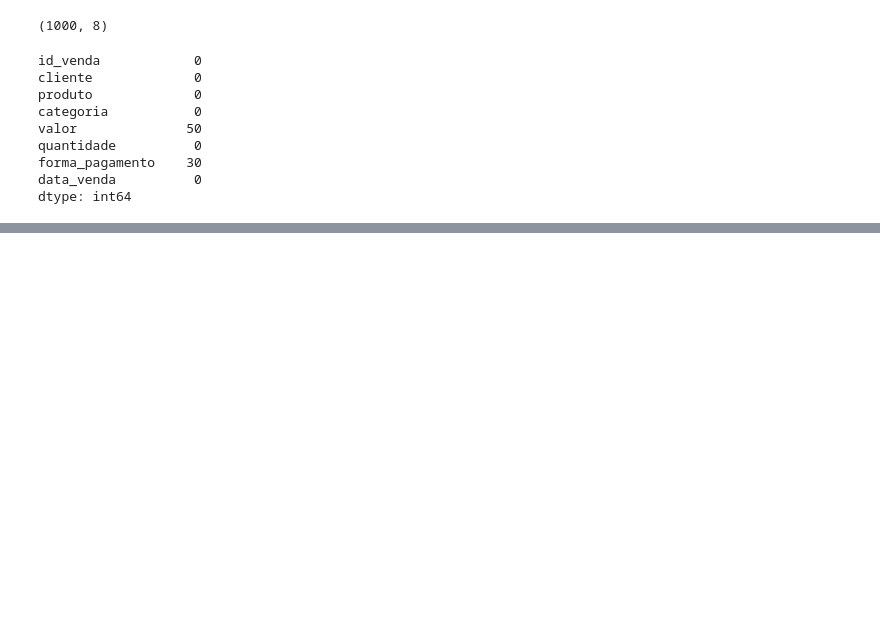
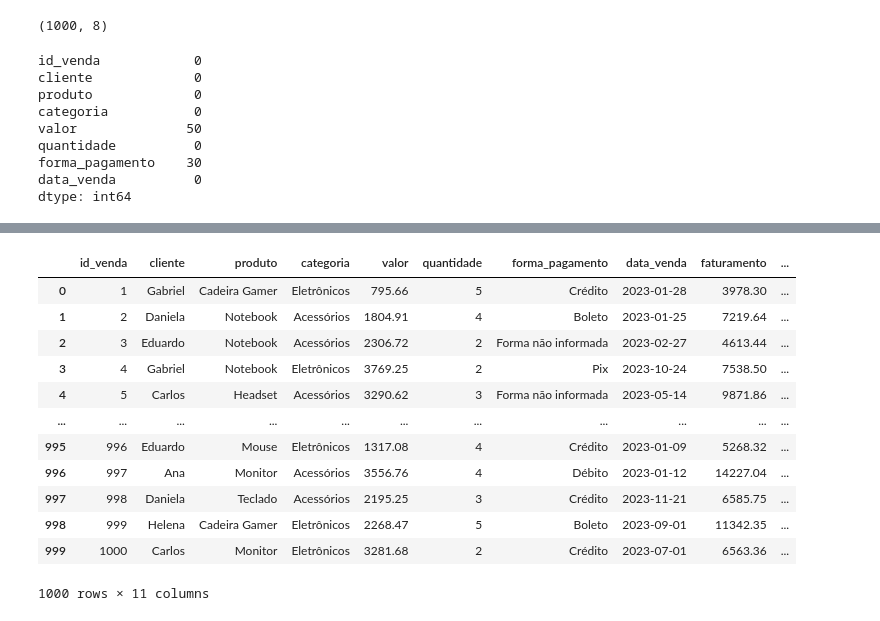
Before and after one commit to ryandias1/Pipeline-de-Dados, a Jupyter notebook: estudosIntermediarios.ipynb, the cells around one changed output, grey strips where cells are left out. Cells and saved outputs as stored; diff of their text form; code cells hidden in the pictures; blank space fills up the shorter version.

```diff
--- a/estudosIntermediarios.ipynb
+++ b/estudosIntermediarios.ipynb
@@ -74,0 +76,9 @@ memory usage: 58.7+ KB
+# %%
+#Limpeza e tratamento de dados
+df["valor"] = df["valor"].fillna(0)
+df["forma_pagamento"] = df["forma_pagamento"].fillna("Forma não informada")
+#Para não perder dados importantes, resolvi apenas mudar a formatação da forma de pagamento, e deletar linhas com valores nulos
+# %%
+#Coluna faturamento criada
+df["faturamento"] = df["valor"] * df["quantidade"]
+df
@@ -74,0 +121,19 @@ memory usage: 58.7+ KB
+# %%
+#criacao de colunas "mes" e "ano"
+df["mes"] = df["data_venda"].dt.month
+df["ano"] = df["data_venda"].dt.year
+df
+# %% [output]
+|  | id_venda | cliente | produto | categoria | valor | quantidade | forma_pagamento | data_venda | faturamento | ... |
+| 0 | 1 | Gabriel | Cadeira Gamer | Eletrônicos | 795.66 | 5 | Crédito | 2023-01-28 | 3978.30 | ... |
+| 1 | 2 | Daniela | Notebook | Acessórios | 1804.91 | 4 | Boleto | 2023-01-25 | 7219.64 | ... |
+| 2 | 3 | Eduardo | Notebook | Acessórios | 2306.72 | 2 | Forma não informada | 2023-02-27 | 4613.44 | ... |
+| 3 | 4 | Gabriel | Notebook | Eletrônicos | 3769.25 | 2 | Pix | 2023-10-24 | 7538.50 | ... |
+| 4 | 5 | Carlos | Headset | Acessórios | 3290.62 | 3 | Forma não informada | 2023-05-14 | 9871.86 | ... |
+| ... | ... | ... | ... | ... | ... | ... | ... | ... | ... | ... |
+| 995 | 996 | Eduardo | Mouse | Eletrônicos | 1317.08 | 4 | Crédito | 2023-01-09 | 5268.32 | ... |
+| 996 | 997 | Ana | Monitor | Acessórios | 3556.76 | 4 | Débito | 2023-01-12 | 14227.04 | ... |
+| 997 | 998 | Daniela | Teclado | Acessórios | 2195.25 | 3 | Crédito | 2023-11-21 | 6585.75 | ... |
+| 998 | 999 | Helena | Cadeira Gamer | Eletrônicos | 2268.47 | 5 | Boleto | 2023-09-01 | 11342.35 | ... |
+| 999 | 1000 | Carlos | Monitor | Eletrônicos | 3281.68 | 2 | Crédito | 2023-07-01 | 6563.36 | ... |
+1000 rows × 11 columns
```
Also changed, not shown: parts of 13 cells of this notebook.
